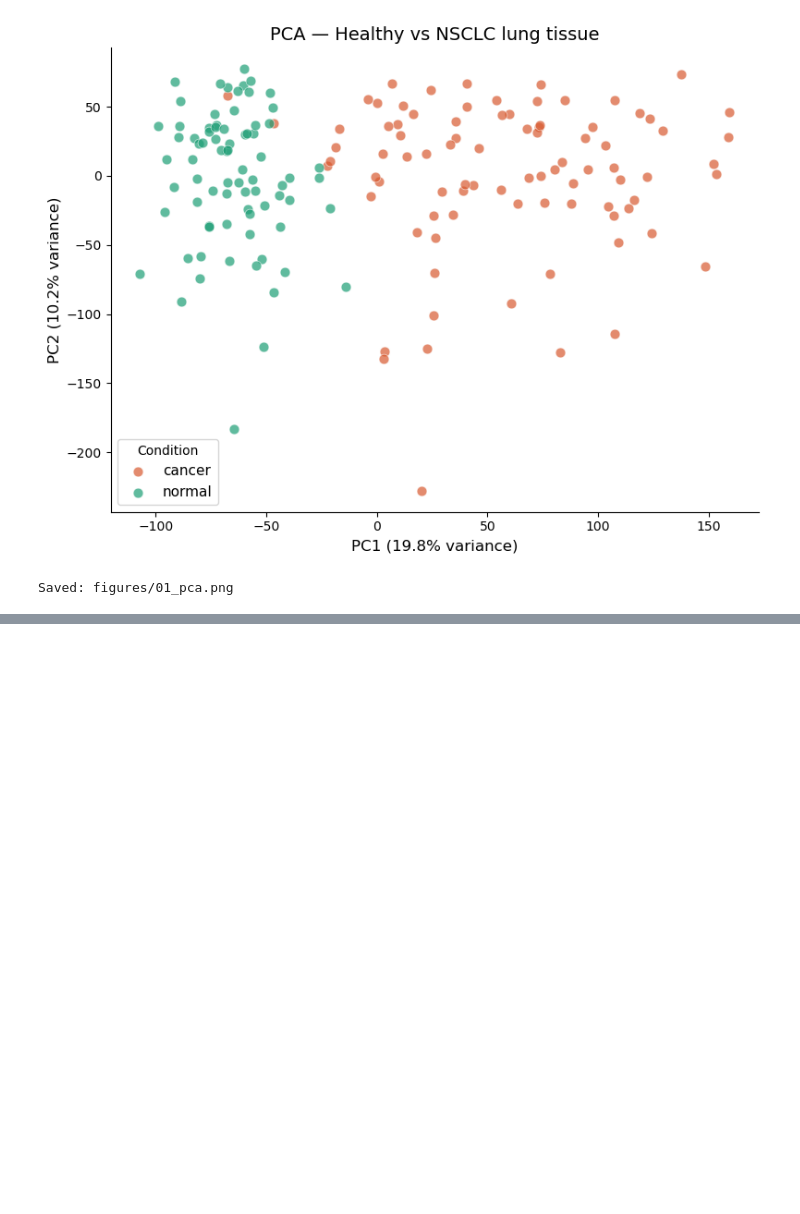
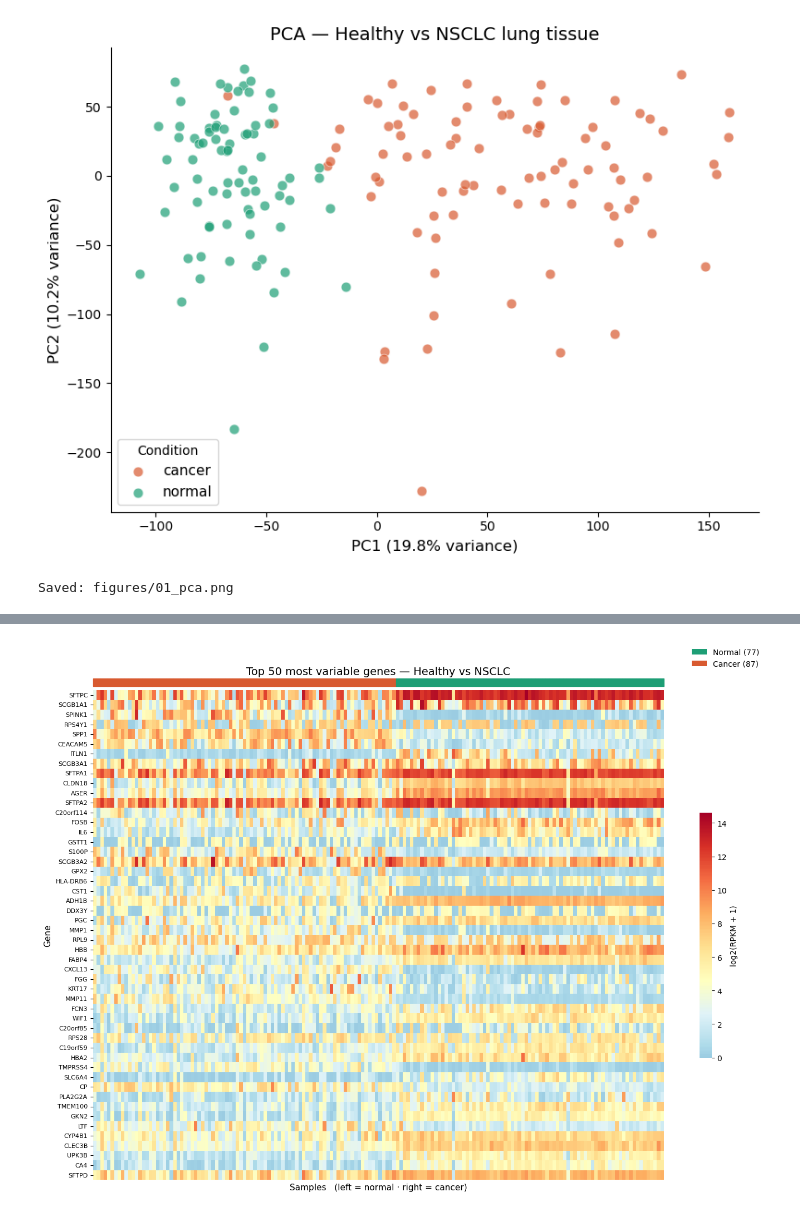
Before and after one commit to reuel-web/lung-cell-analysis, a Jupyter notebook: notebooks/02_analysis.ipynb, the cells around one changed output, grey strips where cells are left out. Saved outputs shown, nothing was run; the diff lists cells and outputs as text; code cells hidden in the pictures; blank space fills up the shorter version.

```diff
--- a/notebooks/02_analysis.ipynb
+++ b/notebooks/02_analysis.ipynb
@@ -99,3 +99,86 @@ PC1 explains 19.8% of variation
 PC2 explains 10.2% of variation
 [figure]
 Saved: figures/01_pca.png
+# %%
+import os
+import numpy as np
+import pandas as pd
+import matplotlib.pyplot as plt
+import matplotlib.patches as mpatches
+import seaborn as sns
+
+os.chdir(os.path.expanduser('~/projects/lungcell'))
+
+df = pd.read_csv('data/processed/expression_matrix.csv', index_col=0)
+condition = pd.read_csv('data/processed/sample_labels.csv', index_col=0).squeeze()
+
+expression_cols = df.filter(regex=r'^LC_').columns
+log_df = np.log2(df[expression_cols] + 1)
+
+
+log_df = log_df[log_df.median(axis=1) > 0.5]
+
+
+log_df = log_df.groupby(log_df.index).mean()
+print(f"Unique genes after collapsing isoforms: {log_df.shape[0]:,}")
+
+
+top50 = log_df.var(axis=1).nlargest(50).index
+heatmap_df = log_df.loc[top50]
+
+
+sample_order = condition.sort_values().index
+heatmap_df = heatmap_df[sample_order]
+sorted_condition = condition[sample_order]
+
+center_val = heatmap_df.median().median()
+
+
+fig, ax = plt.subplots(figsize=(14, 10))
+
+sns.heatmap(
+    heatmap_df,
+    ax=ax,
+    cmap='RdYlBu_r',
+    center=center_val,
+    xticklabels=False,
+    yticklabels=True,
+    cbar_kws={'label': 'log2(RPKM + 1)', 'shrink': 0.5}
+)
+
+
+colours = {'normal': '#1D9E75', 'cancer': '#D85A30'}
+for i, sample in enumerate(sample_order):
+    ax.add_patch(plt.Rectangle(
+        (i, -1.2), 1, 0.8,
+        color=colours[sorted_condition[sample]],
+        clip_on=False,
+        transform=ax.transData
+    ))
+
+
+legend_elements = [
+    mpatches.Patch(facecolor='#1D9E75', label='Normal (77)'),
+    mpatches.Patch(facecolor='#D85A30', label='Cancer (87)')
+]
+ax.legend(
+    handles=legend_elements,
+    loc='upper right',
+    bbox_to_anchor=(1.18, 1.1),
+    fontsize=10,
+    frameon=False
+)
+
+ax.set_title(
+    'Top 50 most variable genes — Healthy vs NSCLC',
+    fontsize=14, pad=20
+)
+ax.set_xlabel('Samples   (left = normal · right = cancer)', fontsize=11)
+ax.set_ylabel('Gene', fontsize=11)
+ax.tick_params(axis='y', labelsize=8)
+
+plt.tight_layout()
+plt.savefig('figures/02_heatmap.png', dpi=150, bbox_inches='tight')
+plt.show()
+print("Saved: figures/02_heatmap.png")
+# %% [output]
@@ -101,0 +186 @@ Saved: figures/01_pca.png
+[figure, added]
```
Also changed, not shown: parts of 2 cells of this notebook.
